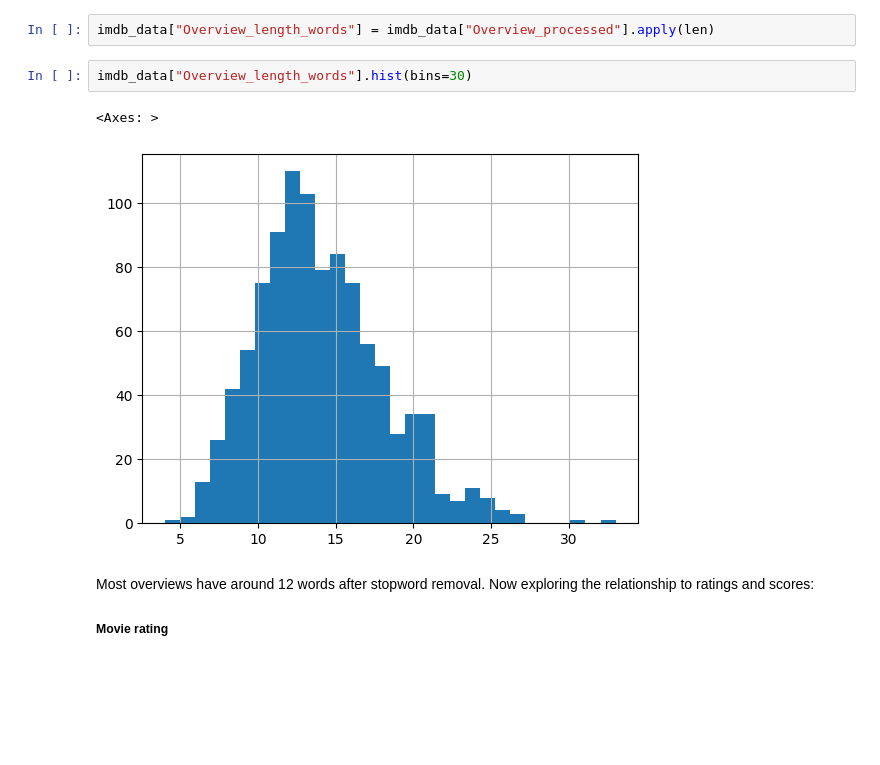
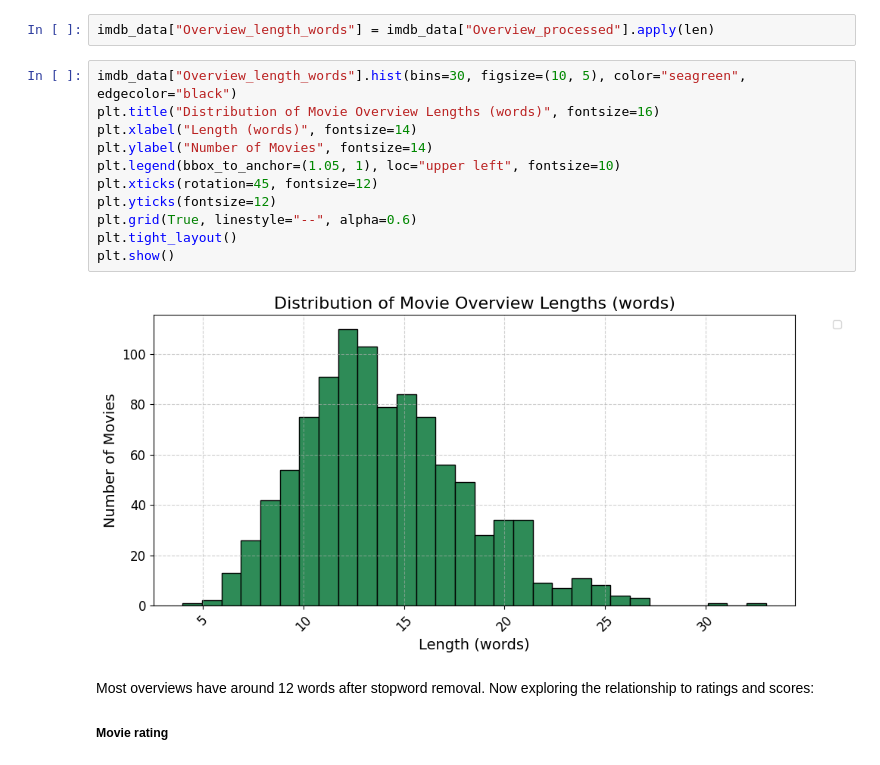
Before and after one commit to EetuHolmi/IMDB_analysis, a Jupyter notebook: 3_overview_text_preprocessing.ipynb, the cells around one changed output. Cells and saved outputs as stored; diff of their text form; blank space fills up the shorter version.

Commit message:
update plots, stats, others

```diff
--- a/3_overview_text_preprocessing.ipynb
+++ b/3_overview_text_preprocessing.ipynb
@@ -47,10 +47,18 @@ imdb_data["Overview_processed"] = imdb_data["Overview_processed"].apply(
 # %%
 imdb_data["Overview_length_words"] = imdb_data["Overview_processed"].apply(len)
 # %%
-imdb_data["Overview_length_words"].hist(bins=30)
+imdb_data["Overview_length_words"].hist(bins=30, figsize=(10, 5), color="seagreen", edgecolor="black")
+plt.title("Distribution of Movie Overview Lengths (words)", fontsize=16)
+plt.xlabel("Length (words)", fontsize=14)
+plt.ylabel("Number of Movies", fontsize=14)
+plt.legend(bbox_to_anchor=(1.05, 1), loc="upper left", fontsize=10)
+plt.xticks(rotation=45, fontsize=12)
+plt.yticks(fontsize=12)
+plt.grid(True, linestyle="--", alpha=0.6)
+plt.tight_layout()
+plt.show()
 # %% [output]
-<Axes: >
-[figure, old version]
+[figure, new version]
 # %% [markdown]
 Most overviews have around 12 words after stopword removal. Now exploring the relationship to ratings and scores:
 
```
Also changed, not shown: parts of 21 cells of this notebook, 3 other files.
